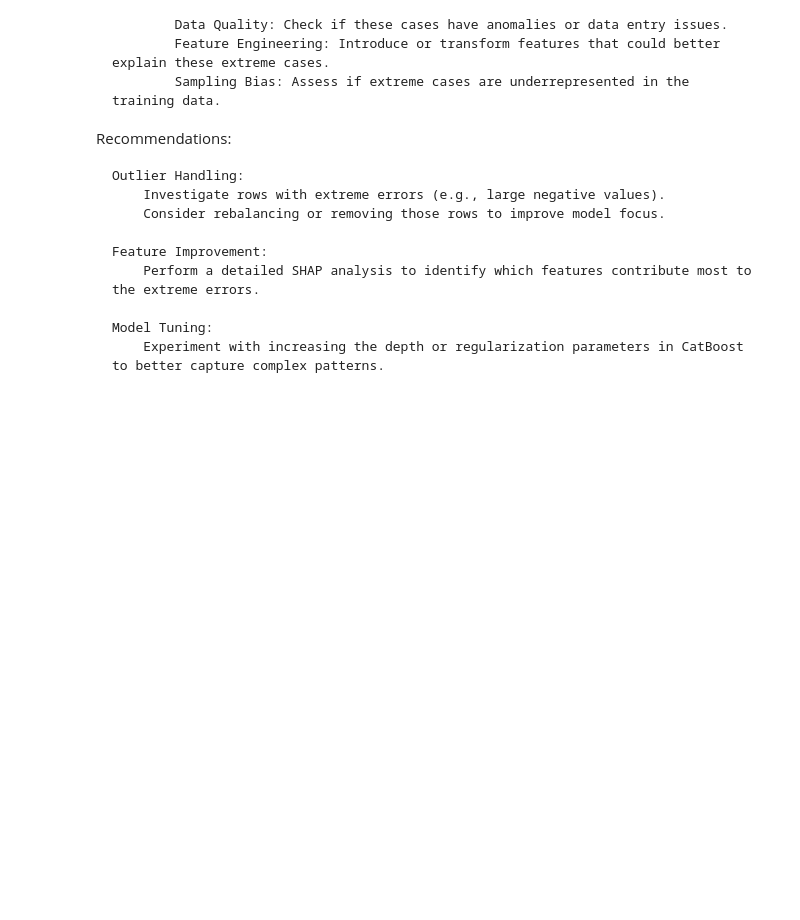
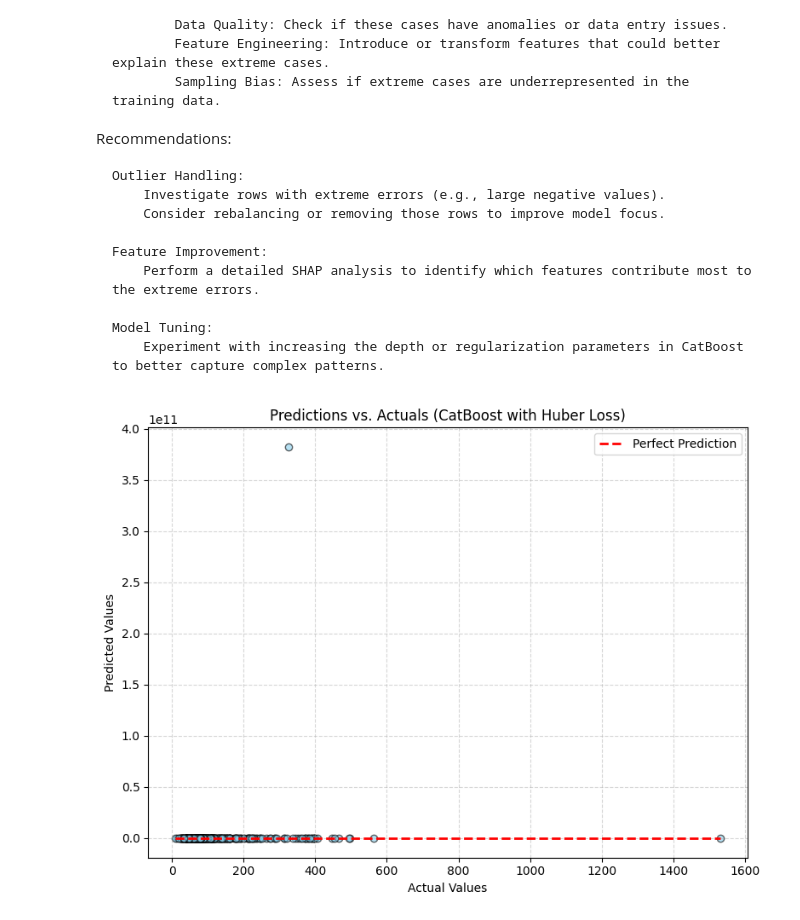
Before and after one commit to Athman-Athman/RESEARCH, a Jupyter notebook: RESEARCH_DATA_ANALYSIS_VTT_NOV_24.ipynb, the cells around one changed output. Cells and saved outputs as stored; diff of their text form; code cells hidden in the pictures; blank space fills up the shorter version.

```diff
--- a/RESEARCH_DATA_ANALYSIS_VTT_NOV_24.ipynb
+++ b/RESEARCH_DATA_ANALYSIS_VTT_NOV_24.ipynb
@@ -2134,3 +2134,23 @@ Recommendations:
 
     Model Tuning:
         Experiment with increasing the depth or regularization parameters in CatBoost to better capture complex patterns.
+# %%
+import matplotlib.pyplot as plt
+
+# Visualize predictions vs. actuals for CatBoost with Huber Loss
+plt.figure(figsize=(8, 6))
+
+# Scatter plot of predictions vs. actuals
+plt.scatter(y_test_original_scale, y_pred_huber_original_scale, alpha=0.6, color="skyblue", edgecolor="black")
+plt.plot([min(y_test_original_scale), max(y_test_original_scale)],
+         [min(y_test_original_scale), max(y_test_original_scale)],
+         color="red", linestyle="--", linewidth=2, label="Perfect Prediction")
+plt.title("Predictions vs. Actuals (CatBoost with Huber Loss)")
+plt.xlabel("Actual Values")
+plt.ylabel("Predicted Values")
+plt.legend()
+plt.grid(alpha=0.5, linestyle="--")
+plt.tight_layout()
+plt.show()
+# %% [output]
+[figure, added]
```
Also changed, not shown: parts of 19 cells of this notebook.
